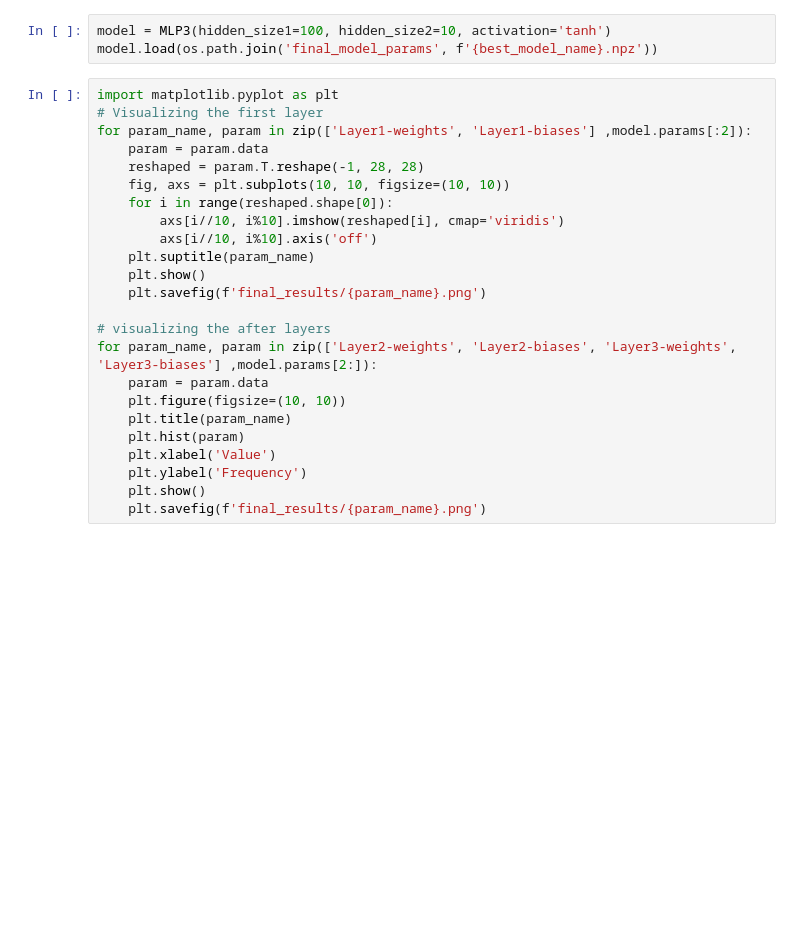
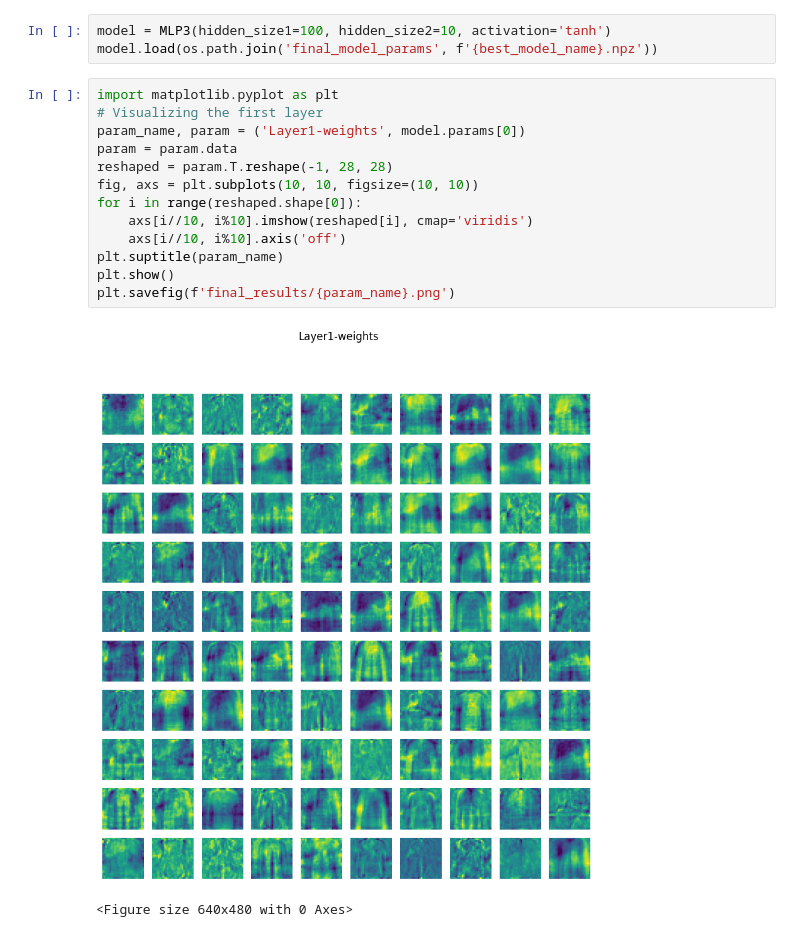
Before and after one commit to mmaaaff/DATA130051-Lab1-Fashion-MNIST-NNFromScratch, a Jupyter notebook: train.ipynb, the cells around one changed output. Saved outputs shown, nothing was run; the diff lists cells and outputs as text; blank space fills up the shorter version.

```diff
--- a/train.ipynb
+++ b/train.ipynb
@@ -99,24 +130,16 @@ model.load(os.path.join('final_model_params', f'{best_model_name}.npz'))
 # %%
 import matplotlib.pyplot as plt
 # Visualizing the first layer
-for param_name, param in zip(['Layer1-weights', 'Layer1-biases'] ,model.params[:2]):
-    param = param.data
-    reshaped = param.T.reshape(-1, 28, 28)
-    fig, axs = plt.subplots(10, 10, figsize=(10, 10))
-    for i in range(reshaped.shape[0]):
-        axs[i//10, i%10].imshow(reshaped[i], cmap='viridis')
-        axs[i//10, i%10].axis('off')
-    plt.suptitle(param_name)
-    plt.show()
-    plt.savefig(f'final_results/{param_name}.png')
-
-# visualizing the after layers
-for param_name, param in zip(['Layer2-weights', 'Layer2-biases', 'Layer3-weights', 'Layer3-biases'] ,model.params[2:]):
-    param = param.data
-    plt.figure(figsize=(10, 10))
-    plt.title(param_name)
-    plt.hist(param)
-    plt.xlabel('Value')
-    plt.ylabel('Frequency')
-    plt.show()
-    plt.savefig(f'final_results/{param_name}.png')
+param_name, param = ('Layer1-weights', model.params[0])
+param = param.data
+reshaped = param.T.reshape(-1, 28, 28)
+fig, axs = plt.subplots(10, 10, figsize=(10, 10))
+for i in range(reshaped.shape[0]):
+    axs[i//10, i%10].imshow(reshaped[i], cmap='viridis')
+    axs[i//10, i%10].axis('off')
+plt.suptitle(param_name)
+plt.show()
+plt.savefig(f'final_results/{param_name}.png')
+# %% [output]
+[figure, added]
+<Figure size 640x480 with 0 Axes>
```
Also changed, not shown: parts of 5 cells of this notebook, 5 other files.
